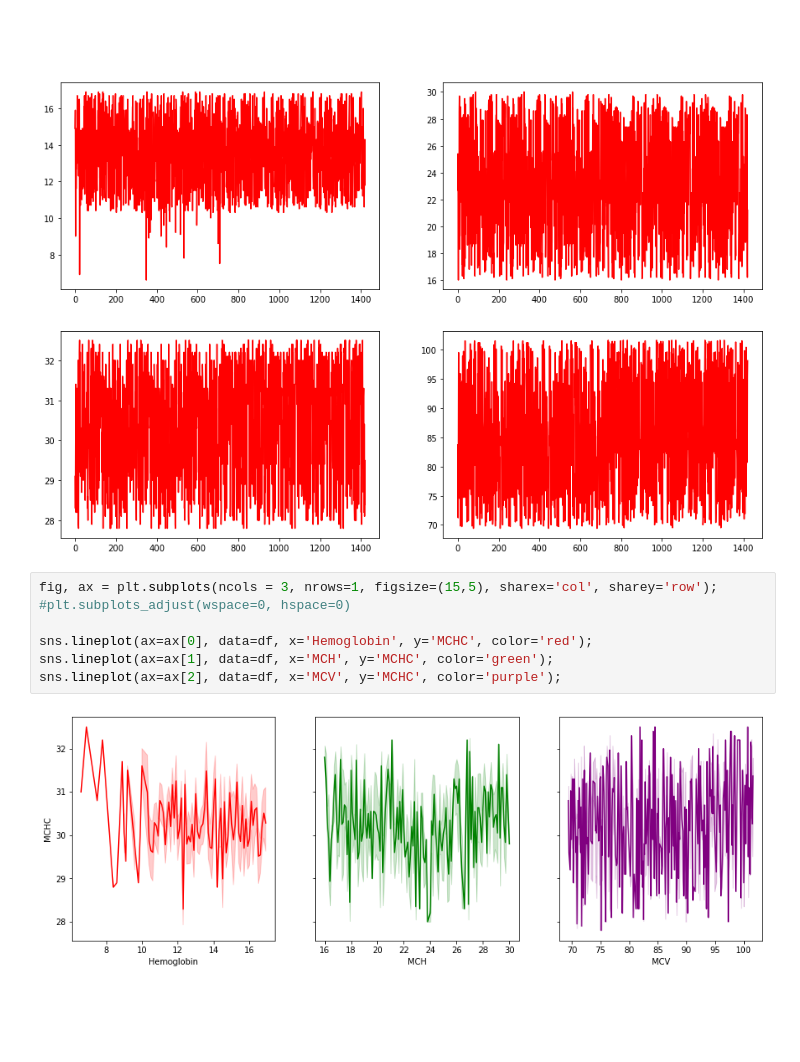
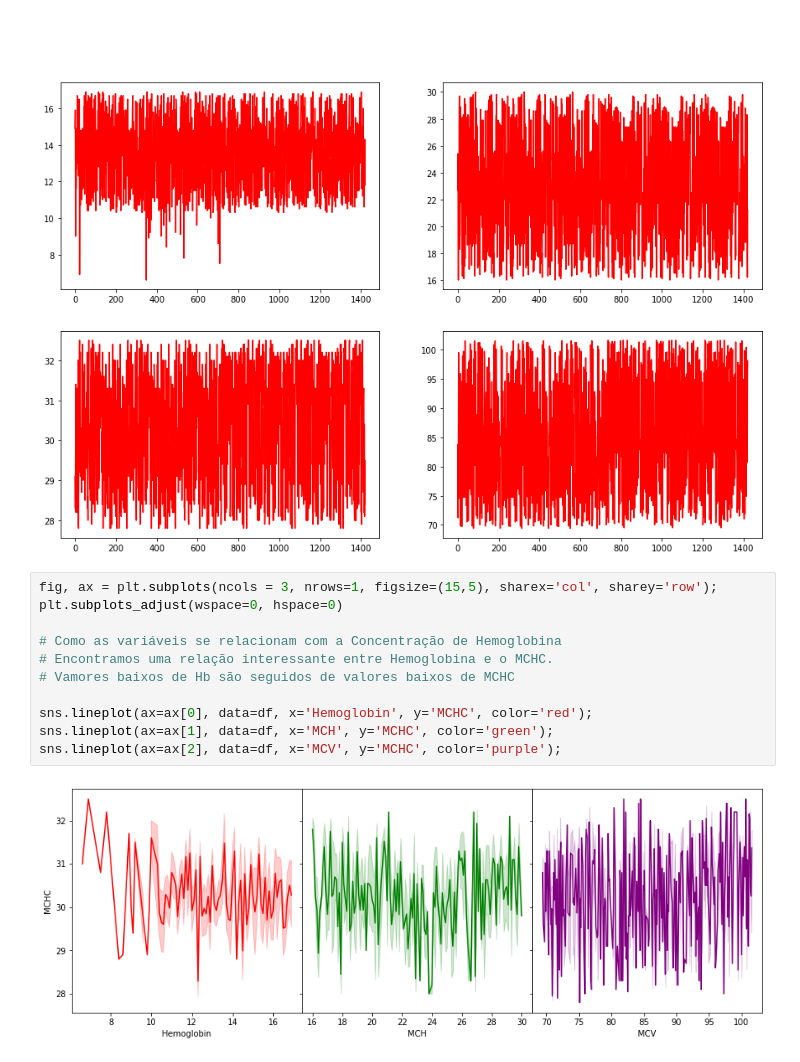
Before and after one commit to cantaruttim/Anemia, a Jupyter notebook: Untitled.ipynb, the cells around one changed output. Cells and saved outputs as stored; diff of their text form; blank space fills up the shorter version.

Commit message:
plot Hb x MCHC

```diff
--- a/Untitled.ipynb
+++ b/Untitled.ipynb
@@ -118,10 +118,14 @@ Text(0.5, 1.0, 'mean corpuscular volume')
 [figure]
 # %%
 fig, ax = plt.subplots(ncols = 3, nrows=1, figsize=(15,5), sharex='col', sharey='row');
-#plt.subplots_adjust(wspace=0, hspace=0)
+plt.subplots_adjust(wspace=0, hspace=0)
+
+# Como as variáveis se relacionam com a Concentração de Hemoglobina
+# Encontramos uma relação interessante entre Hemoglobina e o MCHC.
+# Vamores baixos de Hb são seguidos de valores baixos de MCHC
 
 sns.lineplot(ax=ax[0], data=df, x='Hemoglobin', y='MCHC', color='red');
 sns.lineplot(ax=ax[1], data=df, x='MCH', y='MCHC', color='green');
 sns.lineplot(ax=ax[2], data=df, x='MCV', y='MCHC', color='purple');
 # %% [output]
-[figure, old version]
+[figure, new version]
```
Also changed, not shown: parts of 1 cell of this notebook.
